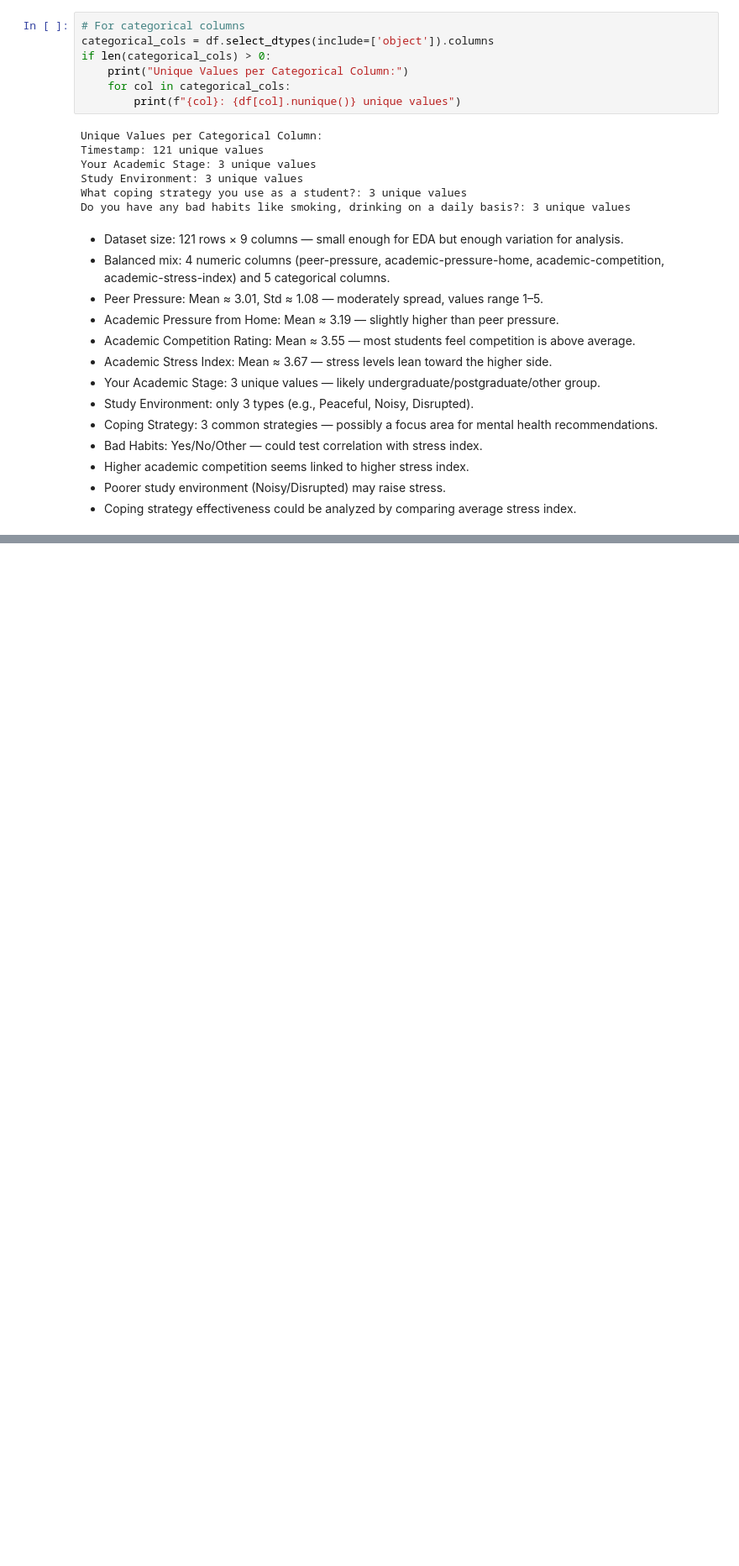
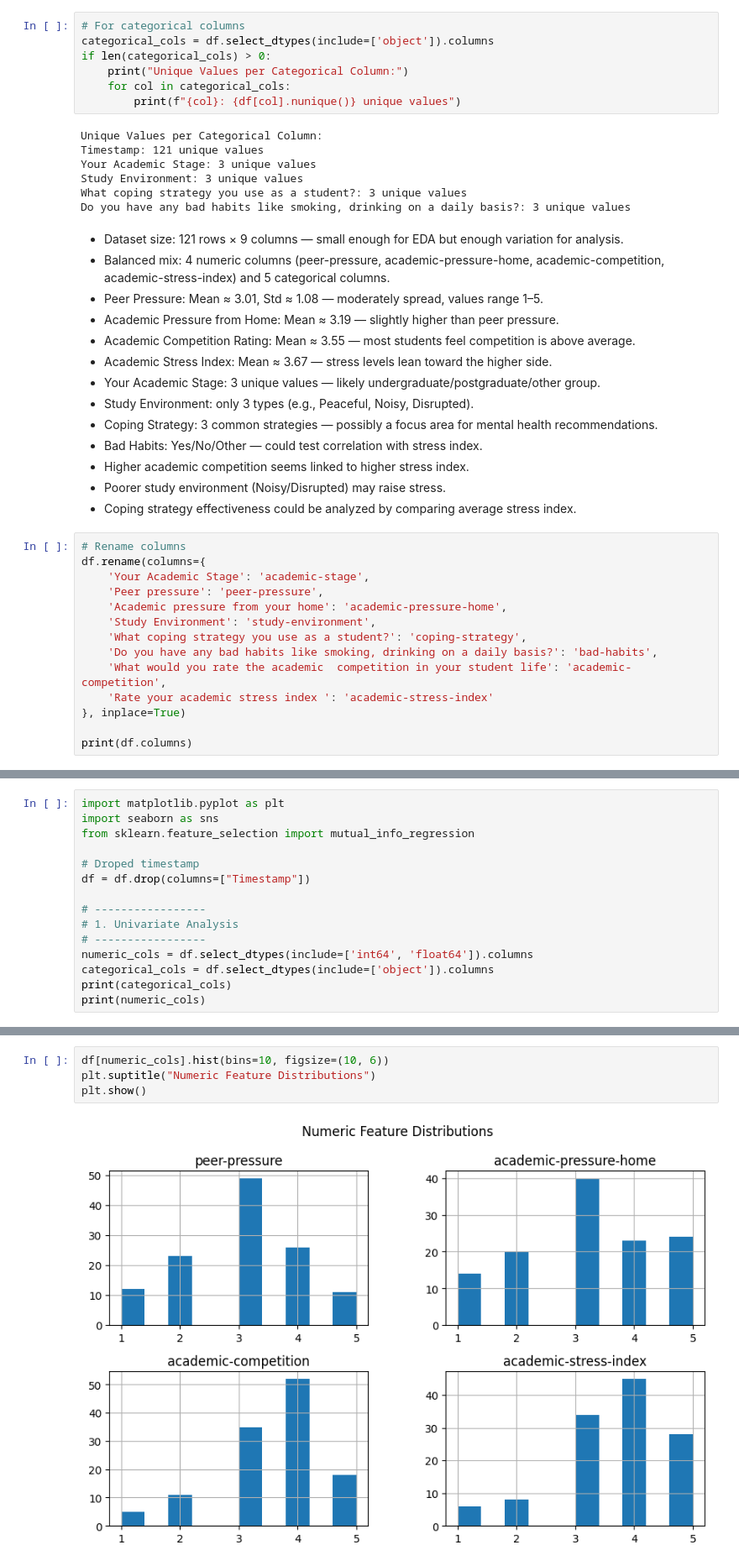
Before and after one commit to alabhastam/student-academic-stress, a Jupyter notebook: main.ipynb, the cells around one changed output, grey strips where cells are left out. Shown at 84% size. Cells and saved outputs as stored; diff of their text form; blank space fills up the shorter version.

Commit message:
Kaggle Notebook | student-academic-stress | EDA

```diff
--- a/main.ipynb
+++ b/main.ipynb
@@ -89,3 +89,17 @@ Do you have any bad habits like smoking, drinking on a daily basis?: 3 unique va
 * Higher academic competition seems linked to higher stress index.
 * Poorer study environment (Noisy/Disrupted) may raise stress.
 * Coping strategy effectiveness could be analyzed by comparing average stress index.
+# %%
+# Rename columns
+df.rename(columns={
+    'Your Academic Stage': 'academic-stage',
+    'Peer pressure': 'peer-pressure',
+    'Academic pressure from your home': 'academic-pressure-home',
+    'Study Environment': 'study-environment',
+    'What coping strategy you use as a student?': 'coping-strategy',
+    'Do you have any bad habits like smoking, drinking on a daily basis?': 'bad-habits',
+    'What would you rate the academic  competition in your student life': 'academic-competition',
+    'Rate your academic stress index ': 'academic-stress-index'
+}, inplace=True)
+
+print(df.columns)
@@ -91,0 +113,15 @@ Do you have any bad habits like smoking, drinking on a daily basis?: 3 unique va
+# %%
+import matplotlib.pyplot as plt
+import seaborn as sns
+from sklearn.feature_selection import mutual_info_regression
+
+# Droped timestamp
+df = df.drop(columns=["Timestamp"])
+
+# -----------------
+# 1. Univariate Analysis
+# -----------------
+numeric_cols = df.select_dtypes(include=['int64', 'float64']).columns
+categorical_cols = df.select_dtypes(include=['object']).columns
+print(categorical_cols)
+print(numeric_cols)
@@ -91,0 +133,6 @@ Do you have any bad habits like smoking, drinking on a daily basis?: 3 unique va
+# %%
+df[numeric_cols].hist(bins=10, figsize=(10, 6))
+plt.suptitle("Numeric Feature Distributions")
+plt.show()
+# %% [output]
+[figure, added]
```
Also changed, not shown: parts of 9 cells of this notebook.
